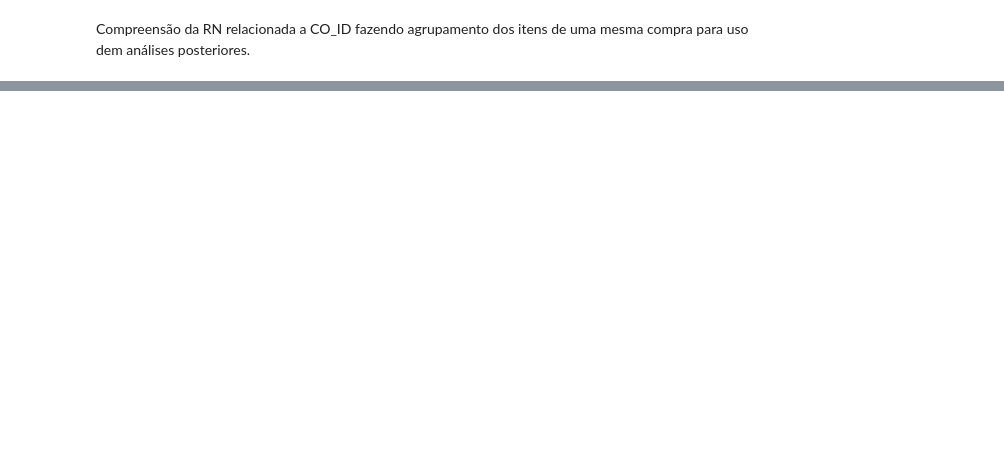
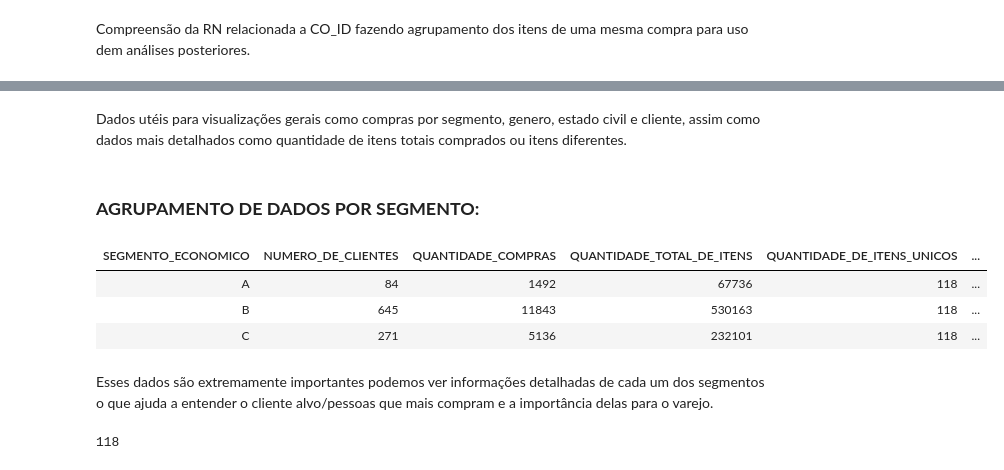
Before and after one commit to KrathK9722/Analise-de-Dados-Python-Projeto-Avaliativo-M1W07, a Jupyter notebook: Analise_Google_COLAB.ipynb, the cells around one changed output, grey strips where cells are left out. Drawn from its saved outputs; the diff is of its cells as text; code cells hidden in the pictures; blank space fills up the shorter version.

```diff
--- a/Analise_Google_COLAB.ipynb
+++ b/Analise_Google_COLAB.ipynb
@@ -375,0 +421,36 @@ Compreensão da RN relacionada a CO_ID fazendo agrupamento dos itens de uma mesm
+# %% [markdown]
+Dados utéis para visualizações gerais como compras por segmento, genero, estado civil e cliente, assim como dados mais detalhados como quantidade de itens totais comprados ou itens diferentes.
+# %% [markdown]
+### **AGRUPAMENTO DE DADOS POR SEGMENTO:**
+# %%
+resumo_segmento = dados_gerais.groupby("SEGMENTO_ECONOMICO", as_index=False).agg(
+    NUMERO_DE_CLIENTES=("CL_ID", "nunique"),
+    QUANTIDADE_COMPRAS=("CO_ID", "nunique"),
+    QUANTIDADE_TOTAL_DE_ITENS=("QTD_TOTAL_ITENS", "sum")
+)
+
+# Já que produtos foi colocado como list e Produtos unicos não pode ser apenas somado precisamos separar de outra forma
+produtos_unicos_segmento = dados_gerais.explode("PRODUTOS").groupby(
+    "SEGMENTO_ECONOMICO", as_index=False
+)["PRODUTOS"].nunique().rename(columns={"PRODUTOS": "QUANTIDADE_DE_ITENS_UNICOS"})
+
+# O Número de filhos precisa ser calculado por cliente único, para que não conte o mesmo cliente uma vez por compra que ele fez
+clientes_unicos = dados_gerais.drop_duplicates(subset="CL_ID")
+filhos_segmento = clientes_unicos.groupby("SEGMENTO_ECONOMICO", as_index=False)["NUMERO_FILHOS"].sum()
+
+# União dos produtos únicos com os resumo de segmento e número de filhos
+dados_segmento = pd.merge(resumo_segmento, produtos_unicos_segmento, on="SEGMENTO_ECONOMICO")
+dados_segmento = pd.merge(dados_segmento, filhos_segmento, on="SEGMENTO_ECONOMICO")
+dados_segmento.style.hide(axis="index")
+# %% [output]
+| SEGMENTO_ECONOMICO | NUMERO_DE_CLIENTES | QUANTIDADE_COMPRAS | QUANTIDADE_TOTAL_DE_ITENS | QUANTIDADE_DE_ITENS_UNICOS | ... |
+| A | 84 | 1492 | 67736 | 118 | ... |
+| B | 645 | 11843 | 530163 | 118 | ... |
+| C | 271 | 5136 | 232101 | 118 | ... |
+# %% [markdown]
+Esses dados são extremamente importantes podemos ver informações detalhadas de cada um dos segmentos o que ajuda a entender o cliente alvo/pessoas que mais compram e a importância delas para o varejo.
+# %%
+total_produtos_catalogo = dados_gerais.explode("PRODUTOS")["PRODUTOS"].nunique()
+print(total_produtos_catalogo)
+# %% [output]
+118
```
Also changed, not shown: parts of 8 cells of this notebook.
